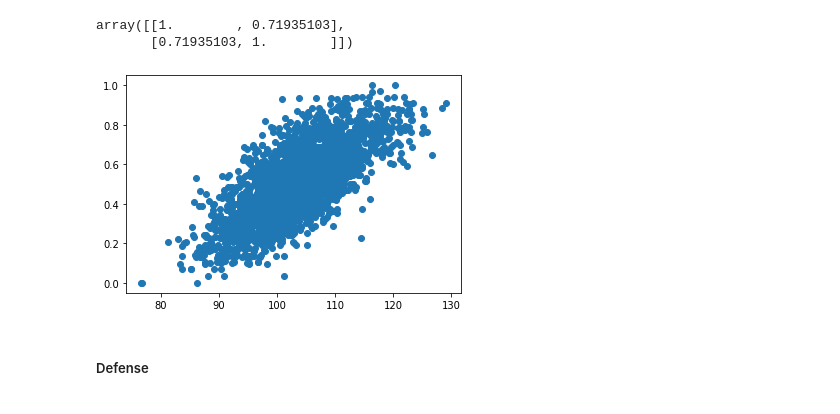
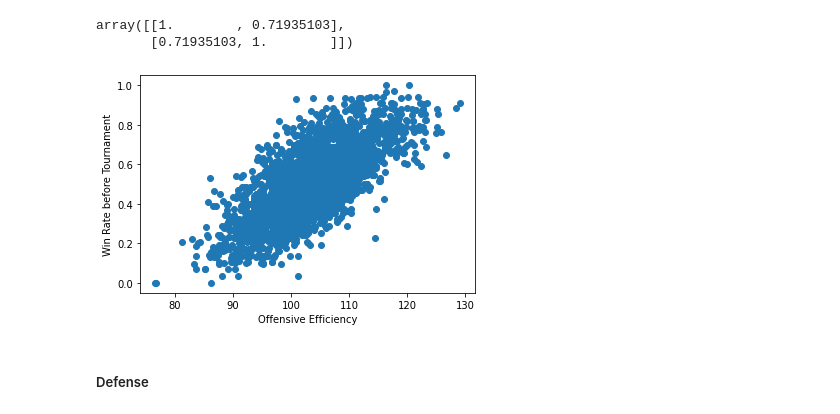
Before and after one commit to DBeick/college-basketball, a Jupyter notebook: main.ipynb, the cells around one changed output. Saved outputs shown, nothing was run; the diff lists cells and outputs as text; code cells hidden in the pictures.

```diff
--- a/main.ipynb
+++ b/main.ipynb
@@ -144,9 +144,11 @@ array([[1.        , 0.71935103],
        [0.71935103, 1.        ]])
 # %%
 plt.scatter(df['ADJOE'], df['PRE_PC'])
+plt.xlabel("Offensive Efficiency")
+plt.ylabel("Win Rate before Tournament")
 plt.show()
 # %% [output]
-[figure, old version]
+[figure, new version]
 # %% [markdown]
 ##### Defense
 # %%
```
Also changed, not shown: parts of 6 cells of this notebook, 1 other file.
